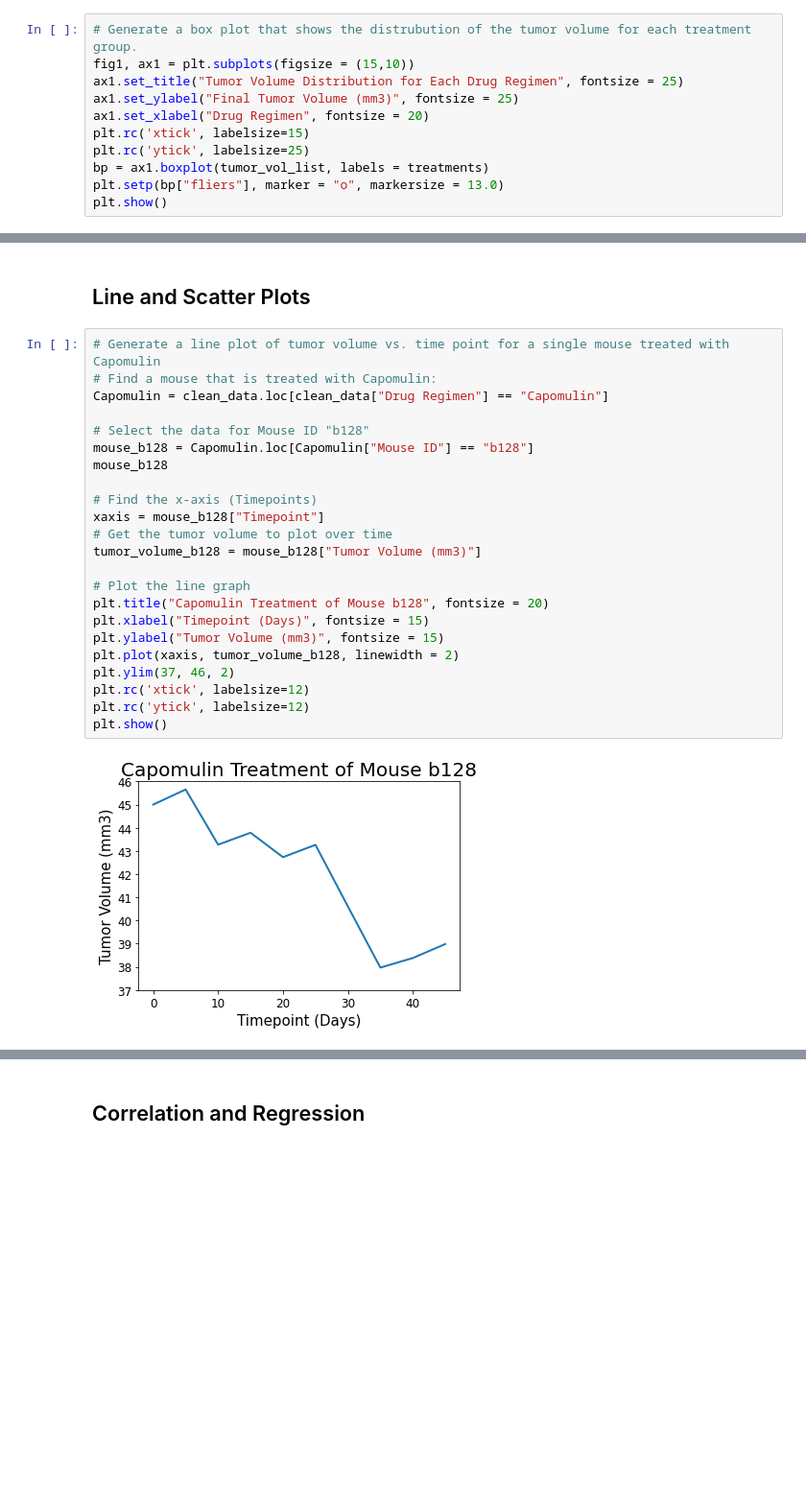
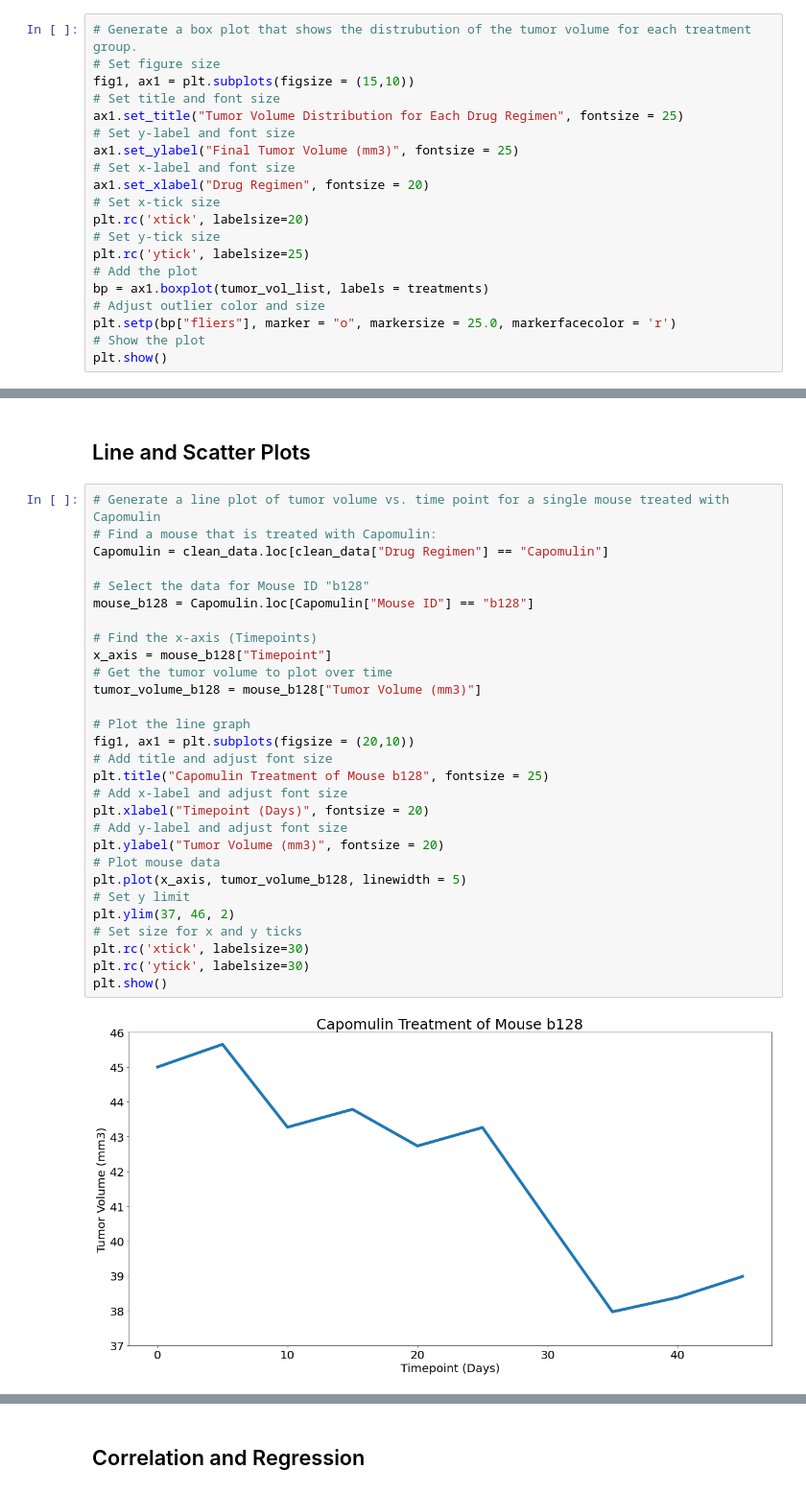
Before and after one commit to aliciahlavac/Pymaceuticals_Challenge, a Jupyter notebook: pymaceuticals.ipynb, the cells around one changed output, grey strips where cells are left out. Shown at 96% size. Cells and saved outputs as stored; diff of their text form; blank space fills up the shorter version.

Commit message:
Finished plots

```diff
--- a/pymaceuticals.ipynb
+++ b/pymaceuticals.ipynb
@@ -264,13 +313,22 @@ Name: Tumor Volume (mm3), dtype: float64
 Ceftamin's potential outliers: Series([], Name: Tumor Volume (mm3), dtype: float64)
 # %%
 # Generate a box plot that shows the distrubution of the tumor volume for each treatment group.
+# Set figure size
 fig1, ax1 = plt.subplots(figsize = (15,10))
+# Set title and font size
 ax1.set_title("Tumor Volume Distribution for Each Drug Regimen", fontsize = 25)
+# Set y-label and font size
 ax1.set_ylabel("Final Tumor Volume (mm3)", fontsize = 25)
+# Set x-label and font size
 ax1.set_xlabel("Drug Regimen", fontsize = 20)
-plt.rc('xtick', labelsize=15)
+# Set x-tick size
+plt.rc('xtick', labelsize=20)
+# Set y-tick size
 plt.rc('ytick', labelsize=25)
+# Add the plot
 bp = ax1.boxplot(tumor_vol_list, labels = treatments)
-plt.setp(bp["fliers"], marker = "o", markersize = 13.0)
+# Adjust outlier color and size
+plt.setp(bp["fliers"], marker = "o", markersize = 25.0, markerfacecolor = 'r')
+# Show the plot
 plt.show()
 # %% [output]
@@ -280,28 +338,34 @@ plt.show()
 # %%
 # Generate a line plot of tumor volume vs. time point for a single mouse treated with Capomulin
 # Find a mouse that is treated with Capomulin:
 Capomulin = clean_data.loc[clean_data["Drug Regimen"] == "Capomulin"]
 
 # Select the data for Mouse ID "b128"
 mouse_b128 = Capomulin.loc[Capomulin["Mouse ID"] == "b128"]
-mouse_b128
 
 # Find the x-axis (Timepoints)
-xaxis = mouse_b128["Timepoint"]
+x_axis = mouse_b128["Timepoint"]
 # Get the tumor volume to plot over time
 tumor_volume_b128 = mouse_b128["Tumor Volume (mm3)"]
 
 # Plot the line graph
-plt.title("Capomulin Treatment of Mouse b128", fontsize = 20)
-plt.xlabel("Timepoint (Days)", fontsize = 15)
-plt.ylabel("Tumor Volume (mm3)", fontsize = 15)
-plt.plot(xaxis, tumor_volume_b128, linewidth = 2)
+fig1, ax1 = plt.subplots(figsize = (20,10))
+# Add title and adjust font size
+plt.title("Capomulin Treatment of Mouse b128", fontsize = 25)
+# Add x-label and adjust font size
+plt.xlabel("Timepoint (Days)", fontsize = 20)
+# Add y-label and adjust font size
+plt.ylabel("Tumor Volume (mm3)", fontsize = 20)
+# Plot mouse data
+plt.plot(x_axis, tumor_volume_b128, linewidth = 5)
+# Set y limit
 plt.ylim(37, 46, 2)
-plt.rc('xtick', labelsize=12)
-plt.rc('ytick', labelsize=12)
+# Set size for x and y ticks
+plt.rc('xtick', labelsize=30)
+plt.rc('ytick', labelsize=30)
 plt.show()
 # %% [output]
-[figure, old version]
+[figure, new version]
 # %%
 # Generate a scatter plot of mouse weight vs. the average observed tumor volume for the entire Capomulin regimen
 # Grab all the mice that were treated with Capomulin
```
Also changed, not shown: parts of 10 cells of this notebook.
